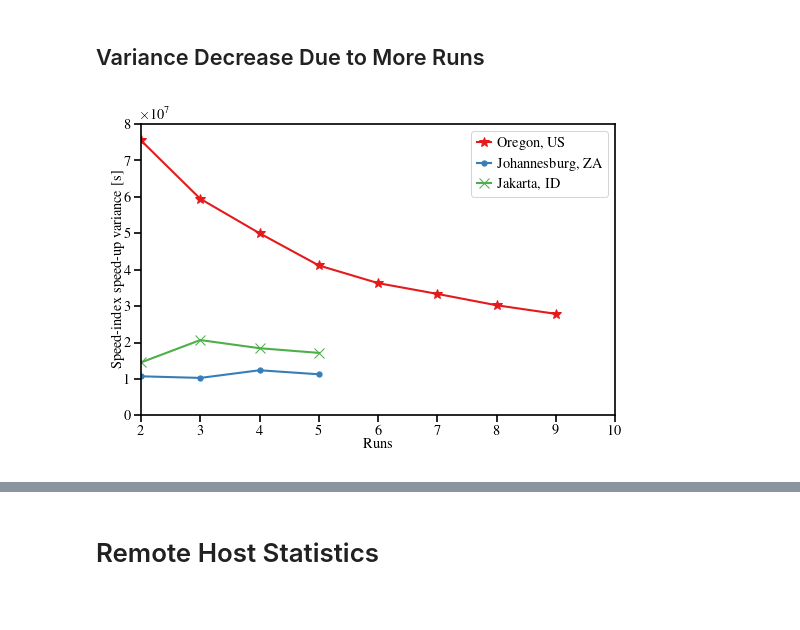
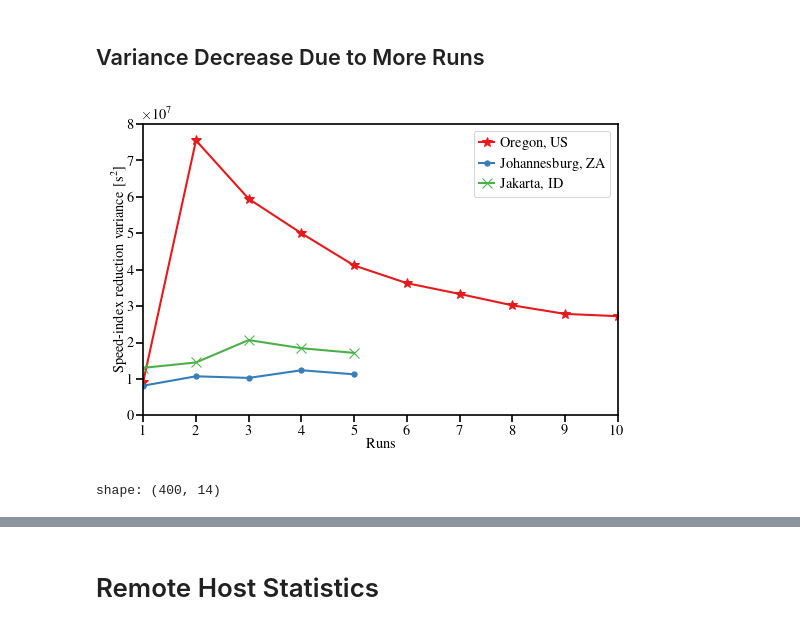
Before and after one commit to miri64/artifacts-tnsm26-cbor-dns-eval, a Jupyter notebook: 06_1evaluation.ipynb, the cells around one changed output, grey strips where cells are left out. Saved outputs shown, nothing was run; the diff lists cells and outputs as text; code cells hidden in the pictures.

Commit message:
06_1evaluation.ipynb: update plots after 10 US-west runs

```diff
--- a/06_1evaluation.ipynb
+++ b/06_1evaluation.ipynb
@@ -289,6 +289,15 @@ for i, location in enumerate(LOCATIONS_SORTED):
     for patch in bxplt['boxes']:
         patch.set_facecolor(BOXPLOT_COLORS[location])
         patch.set_linewidth(1)
+    ax.errorbar(
+        numpy.arange(1, len(METRICS) - 2) + LOCATION_OFFSET[location],
+        times.select(METRICS).select(polars.exclude(["rtt", "total_blocking_time", "cumulative_layout_shift"])).mean().to_numpy()[0],
+        times.select(METRICS).select(polars.exclude(["rtt", "total_blocking_time", "cumulative_layout_shift"])).std().to_numpy()[0],
+        color="none",
+        ecolor="gray",
+        capsize=2.0,
+        linestyle="--",
+    )
 ax.set_axisbelow(True)
 ax.grid(axis="y")
 ax.set_xlim(0.4, 3.6)
@@ -394,35 +403,39 @@ for location in LOCATIONS_SORTED:
         & polars.col("total_blocking_time").is_not_null()
         & polars.col("cumulative_layout_shift").is_not_null()
         & polars.col("rtt").is_not_null()
     ).select(["domain", "run"] + METRICS)
 
     variances = None
-    for run in range(2, times["run"].max() + 1):
+    for run in range(1, times["run"].max() + 1):
         variance = times.filter(
             (polars.col("run") <= run)
         ).var().with_columns(
             runs=polars.lit(run)
         ).select(["runs"] + METRICS)
 
         if variances is None:
             variances = variance
         else:
             variances = polars.concat(
                 [variances, variance],
             )
     ax.plot(
         variances["runs"],
         variances["speed_index"],
         label=LOCATIONS[location],
         markersize=5,
     )
 ax.set_xlabel("Runs")
-ax.set_xlim(2, 10)
-ax.set_xticks(numpy.arange(2, 11))
-ax.set_ylabel("Speed-index speed-up variance [s]")
+ax.set_xlim(1, 10)
+ax.set_xticks(numpy.arange(1, 11))
+ax.set_ylabel("Speed-index reduction variance [s$^{2}$]")
 ax.set_ylim(0, 8e7)
 ax.set_yticks(numpy.arange(0, 9e7, 1e7))
 ax.legend()
 matplotlib.pyplot.show()
+df.filter((polars.col("extra") == "us-west") & (polars.col("run") == 2)).sort("lighthouse_timestamp").with_columns(
+    polars.col("lighthouse_timestamp").dt.convert_time_zone(time_zone="America/Los_Angeles")
+)
 # %% [output]
-[figure, old version]
+[figure, new version]
+shape: (400, 14)
```
Also changed, not shown: parts of 5 cells of this notebook, 2 other files.
